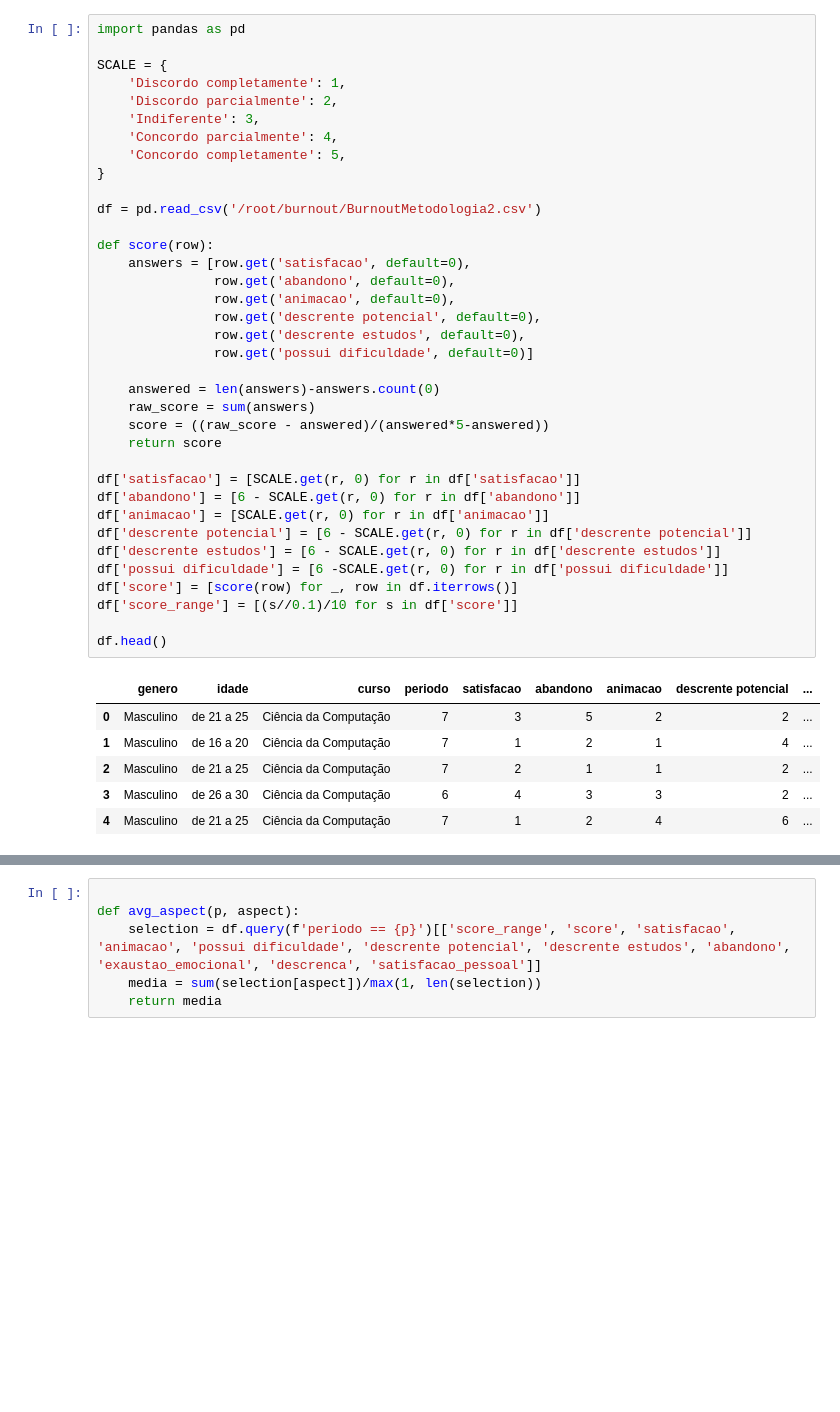
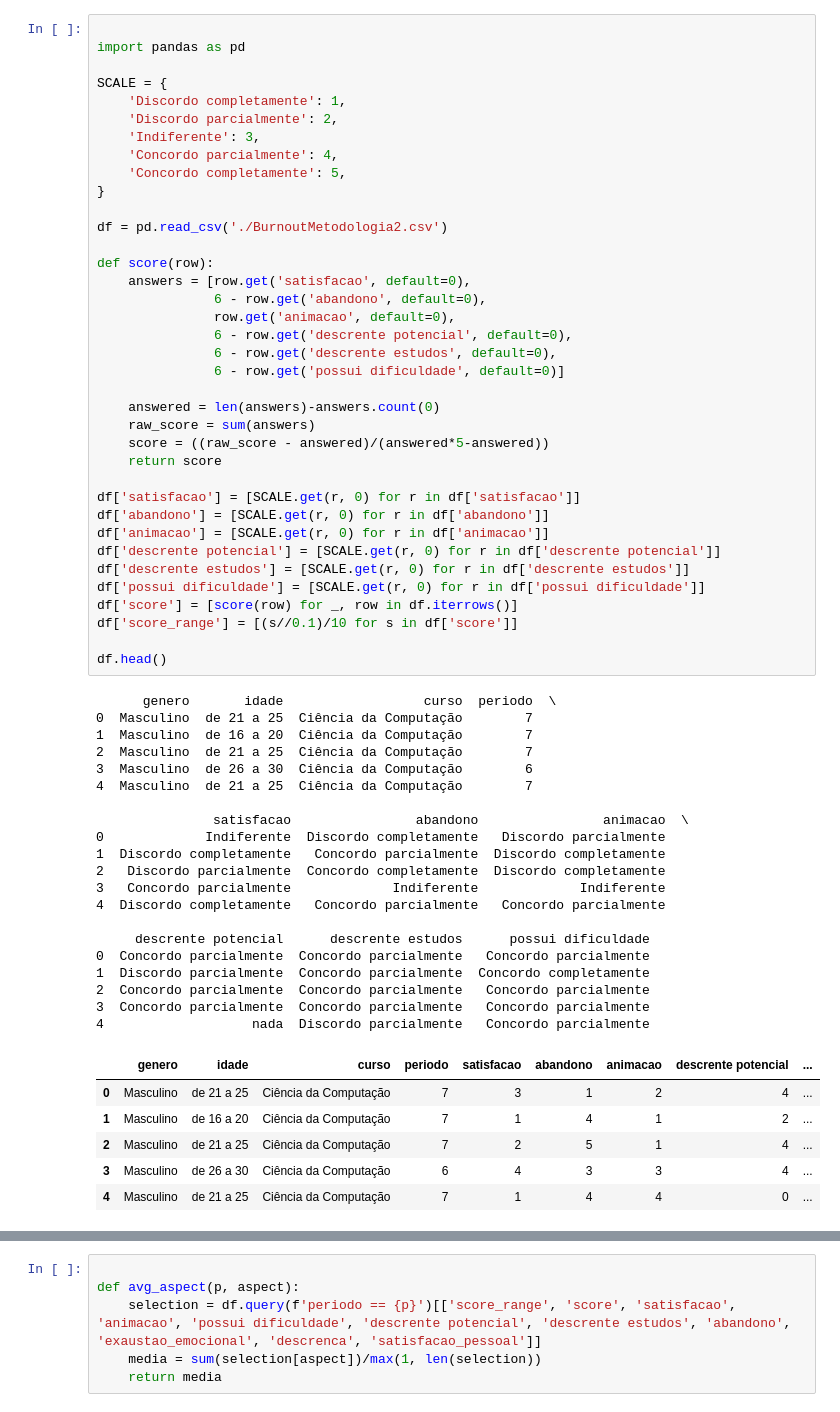
Before and after one commit to PedABR/MC_Analysis, a Jupyter notebook: analysis.ipynb, the cells around one changed output, grey strips where cells are left out. Drawn from its saved outputs; the diff is of its cells as text; blank space fills up the shorter version.

```diff
--- a/analysis.ipynb
+++ b/analysis.ipynb
@@ -1,46 +1,67 @@
 # %%
+
 import pandas as pd
 
 SCALE = {
     'Discordo completamente': 1,
     'Discordo parcialmente': 2,
     'Indiferente': 3,
     'Concordo parcialmente': 4,
     'Concordo completamente': 5,
 }
 
-df = pd.read_csv('/root/burnout/BurnoutMetodologia2.csv')
+df = pd.read_csv('./BurnoutMetodologia2.csv')
 
 def score(row):
     answers = [row.get('satisfacao', default=0),
-               row.get('abandono', default=0),
+               6 - row.get('abandono', default=0),
                row.get('animacao', default=0),
-               row.get('descrente potencial', default=0),
-               row.get('descrente estudos', default=0),
-               row.get('possui dificuldade', default=0)]
+               6 - row.get('descrente potencial', default=0),
+               6 - row.get('descrente estudos', default=0),
+               6 - row.get('possui dificuldade', default=0)]
 
     answered = len(answers)-answers.count(0)
     raw_score = sum(answers)
     score = ((raw_score - answered)/(answered*5-answered))
     return score
 
 df['satisfacao'] = [SCALE.get(r, 0) for r in df['satisfacao']]
-df['abandono'] = [6 - SCALE.get(r, 0) for r in df['abandono']]
+df['abandono'] = [SCALE.get(r, 0) for r in df['abandono']]
 df['animacao'] = [SCALE.get(r, 0) for r in df['animacao']]
-df['descrente potencial'] = [6 - SCALE.get(r, 0) for r in df['descrente potencial']]
-df['descrente estudos'] = [6 - SCALE.get(r, 0) for r in df['descrente estudos']]
-df['possui dificuldade'] = [6 -SCALE.get(r, 0) for r in df['possui dificuldade']]
+df['descrente potencial'] = [SCALE.get(r, 0) for r in df['descrente potencial']]
+df['descrente estudos'] = [SCALE.get(r, 0) for r in df['descrente estudos']]
+df['possui dificuldade'] = [SCALE.get(r, 0) for r in df['possui dificuldade']]
 df['score'] = [score(row) for _, row in df.iterrows()]
 df['score_range'] = [(s//0.1)/10 for s in df['score']]
 
 df.head()
 # %% [output]
+      genero       idade                  curso  periodo  \
+0  Masculino  de 21 a 25  Ciência da Computação        7
+1  Masculino  de 16 a 20  Ciência da Computação        7
+2  Masculino  de 21 a 25  Ciência da Computação        7
+3  Masculino  de 26 a 30  Ciência da Computação        6
+4  Masculino  de 21 a 25  Ciência da Computação        7
+
+               satisfacao                abandono                animacao  \
+0             Indiferente  Discordo completamente   Discordo parcialmente
+1  Discordo completamente   Concordo parcialmente  Discordo completamente
+2   Discordo parcialmente  Concordo completamente  Discordo completamente
+3   Concordo parcialmente             Indiferente             Indiferente
+4  Discordo completamente   Concordo parcialmente   Concordo parcialmente
+
+     descrente potencial      descrente estudos      possui dificuldade
+0  Concordo parcialmente  Concordo parcialmente   Concordo parcialmente
+1  Discordo parcialmente  Concordo parcialmente  Concordo completamente
+2  Concordo parcialmente  Concordo parcialmente   Concordo parcialmente
+3  Concordo parcialmente  Concordo parcialmente   Concordo parcialmente
+4                   nada  Discordo parcialmente   Concordo parcialmente
 |  | genero | idade | curso | periodo | satisfacao | abandono | animacao | descrente potencial | ... |
-| 0 | Masculino | de 21 a 25 | Ciência da Computação | 7 | 3 | 5 | 2 | 2 | ... |
-| 1 | Masculino | de 16 a 20 | Ciência da Computação | 7 | 1 | 2 | 1 | 4 | ... |
-| 2 | Masculino | de 21 a 25 | Ciência da Computação | 7 | 2 | 1 | 1 | 2 | ... |
-| 3 | Masculino | de 26 a 30 | Ciência da Computação | 6 | 4 | 3 | 3 | 2 | ... |
-| 4 | Masculino | de 21 a 25 | Ciência da Computação | 7 | 1 | 2 | 4 | 6 | ... |
+| 0 | Masculino | de 21 a 25 | Ciência da Computação | 7 | 3 | 1 | 2 | 4 | ... |
+| 1 | Masculino | de 16 a 20 | Ciência da Computação | 7 | 1 | 4 | 1 | 2 | ... |
+| 2 | Masculino | de 21 a 25 | Ciência da Computação | 7 | 2 | 5 | 1 | 4 | ... |
+| 3 | Masculino | de 26 a 30 | Ciência da Computação | 6 | 4 | 3 | 3 | 4 | ... |
+| 4 | Masculino | de 21 a 25 | Ciência da Computação | 7 | 1 | 4 | 4 | 0 | ... |
 # %%
 import matplotlib.pyplot as plt
 
```
Also changed, not shown: parts of 4 cells of this notebook.
